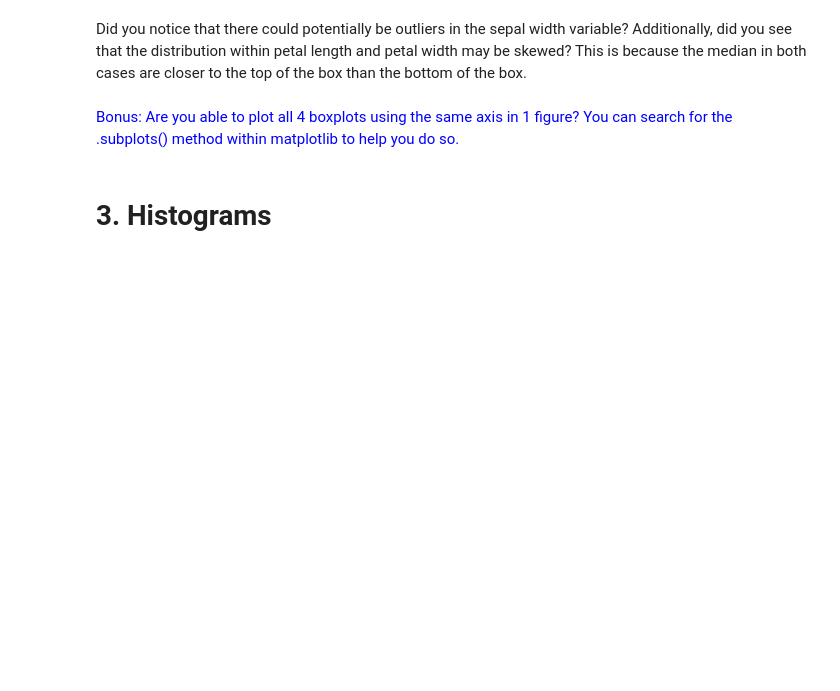
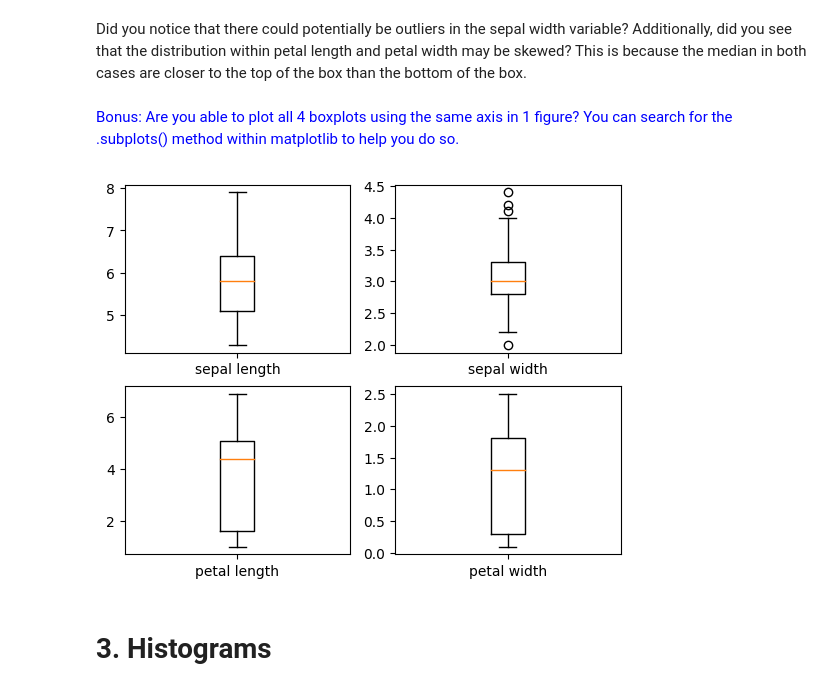
Before and after one commit to Kuldeep-Bhurani/Intel-AI-For-Youth, a Jupyter notebook: Provided/(2) [Jupyter - Youth] Module 16.ipynb, the cells around one changed output. Saved outputs shown, nothing was run; the diff lists cells and outputs as text; code cells hidden in the pictures; blank space fills up the shorter version.

```diff
--- a/Provided/(2) [Jupyter - Youth] Module 16.ipynb
+++ b/Provided/(2) [Jupyter - Youth] Module 16.ipynb
@@ -52,3 +74,13 @@ Did you notice that there could potentially be outliers in the sepal width varia
+# %%
+fig,a =  plt.subplots(2,2)
+x = np.arange(1,5)
+a[0][0].boxplot(df['5.1'],showfliers=True,labels=['sepal length'])
+a[0][1].boxplot(df['3.5'],showfliers=True,labels=['sepal width'])
+a[1][0].boxplot(df['1.4'],showfliers=True,labels=['petal length'])
+a[1][1].boxplot(df['0.2'],showfliers=True,labels=['petal width'])
+plt.show()
+# %% [output]
+[figure, added]
 # %% [markdown]
 # 3. Histograms
 # %% [markdown]
```
Also changed, not shown: parts of 15 cells of this notebook, 3 other files.
